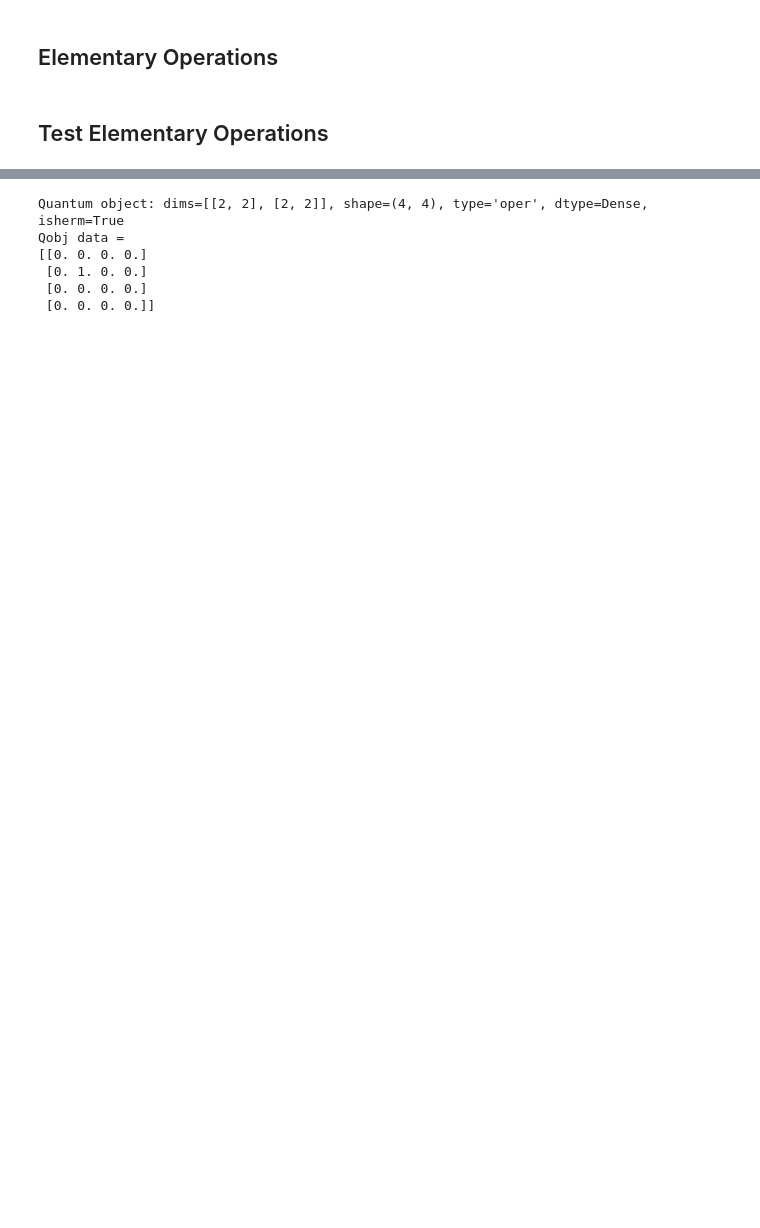
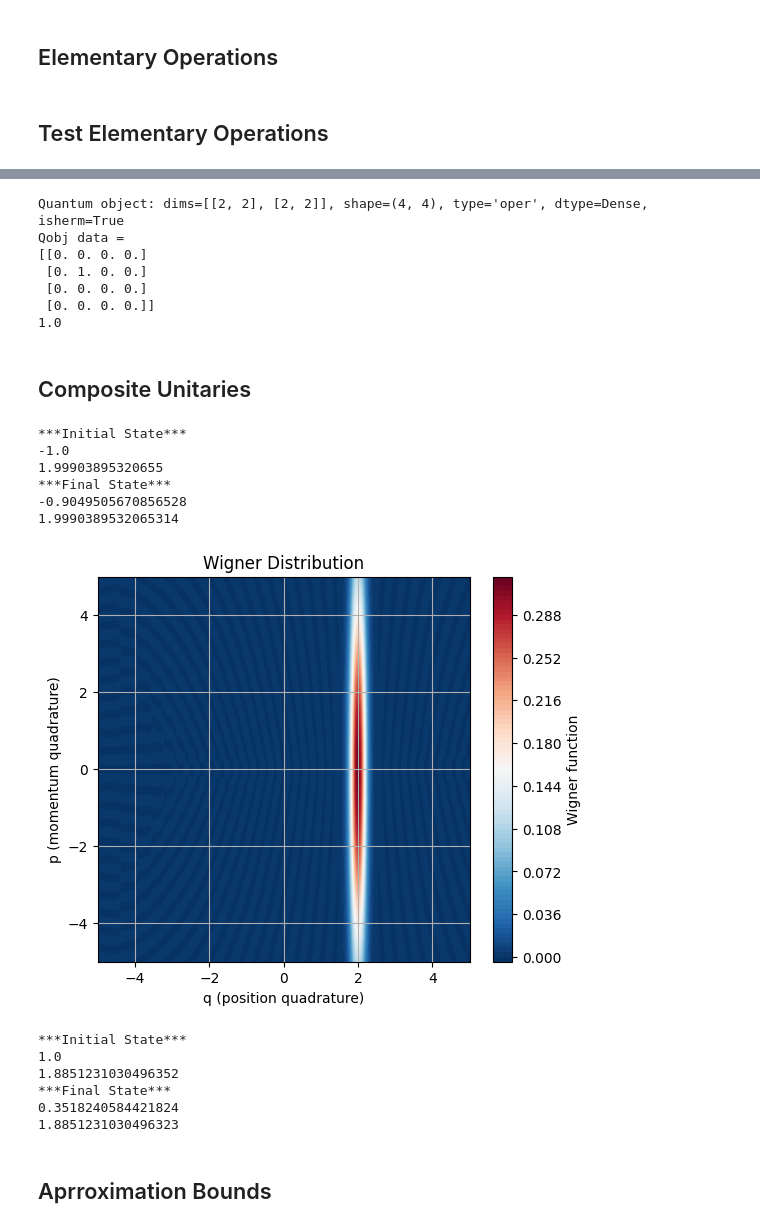
Before and after one commit to shubdeepmohapatra01/CV-DV-Benchmarking-, a Jupyter notebook: shors_qutip.ipynb, the cells around one changed output, grey strips where cells are left out. Saved outputs shown, nothing was run; the diff lists cells and outputs as text; code cells hidden in the pictures; blank space fills up the shorter version.

```diff
--- a/shors_qutip.ipynb
+++ b/shors_qutip.ipynb
@@ -160,6 +163,7 @@ test1 = basis(2,0).proj()
 test2 = basis(2,1).proj()
 test3 = tensor(test1,test2)
 print(test3)
+print(np.log(np.e))
 # %% [output]
 Quantum object: dims=[[2, 2], [2, 2]], shape=(4, 4), type='oper', dtype=Dense, isherm=True
 Qobj data =
@@ -167,3 +171,6 @@ Qobj data =
  [0. 1. 0. 0.]
  [0. 0. 0. 0.]
  [0. 0. 0. 0.]]
+1.0
+# %% [markdown]
+## Composite Unitaries
@@ -169,0 +199,72 @@ Qobj data =
+# %%
+N = 100
+q = position(N)
+
+system1 = basis(2,1)
+system2 = displace(N, 2/np.sqrt(2) * 1) * squeeze(N, -np.log(0.2)) * basis(N, 0)
+print("***Initial State***")
+print(expect(sigmaz(), system1))
+print(expect(q, system2))
+lsb_test = tensor(system1,system2)
+lsb_test_after = (extractLSB(N)*lsb_test).unit()
+system1_after = ptrace(lsb_test_after, 0)  # Partial trace over subsystem 2
+print("***Final State***")
+print(expect(sigmaz(), system1_after))
+
+system2_after = ptrace(lsb_test_after, 1)  # Partial trace over subsystem 1
+print(expect(q, system2_after))
+
+### Control Multiplication test
+
+# system1 = basis(2,1)
+# system2 = displace(N, 1/np.sqrt(2) * 2) * squeeze(N, -np.log(0.2)) * basis(N, 0)
+# print("***Initial State***")
+# print(expect(sigmaz(), system1))
+# print(expect(q, system2))
+# lsb_test = tensor(system1,system2)
+# lsb_test_after = (control_multiplication(N,3)*lsb_test).unit()
+# system1_after = ptrace(lsb_test_after, 0)  # Partial trace over subsystem 2
+# print("***Final State***")
+# print(expect(sigmaz(), system1_after))
+
+# system2_after = ptrace(lsb_test_after, 1)  # Partial trace over subsystem 1
+# print(expect(q, system2_after))
+# %% [output]
+***Initial State***
+-1.0
+1.99903895320655
+***Final State***
+-0.9049505670856528
+1.9990389532065314
+# %%
+plot_wigner(system2)
+# %% [output]
+[figure, added]
+# %%
+N = 10
+q = position(N)
+
+system3 = displace(N,2/np.sqrt(2))*squeeze(N,-7.5)*basis(N,0)
+
+system1 = basis(2,0)
+print("***Initial State***")
+print(expect(sigmaz(), system1))
+print(expect(q, system3))
+lsb_test = tensor(system1,system3)
+lsb_test_after = extractLSB(N)*lsb_test
+
+system1_after = ptrace(lsb_test_after, 0)  # Partial trace over subsystem 2
+print("***Final State***")
+print(expect(sigmaz(), system1_after))
+
+system2_after = ptrace(lsb_test_after, 1)  # Partial trace over subsystem 1
+print(expect(q, system2_after))
+# %% [output]
+***Initial State***
+1.0
+1.8851231030496352
+***Final State***
+0.3518240584421824
+1.8851231030496323
+# %% [markdown]
+## Aprroximation Bounds
```
Also changed, not shown: parts of 9 cells of this notebook.
